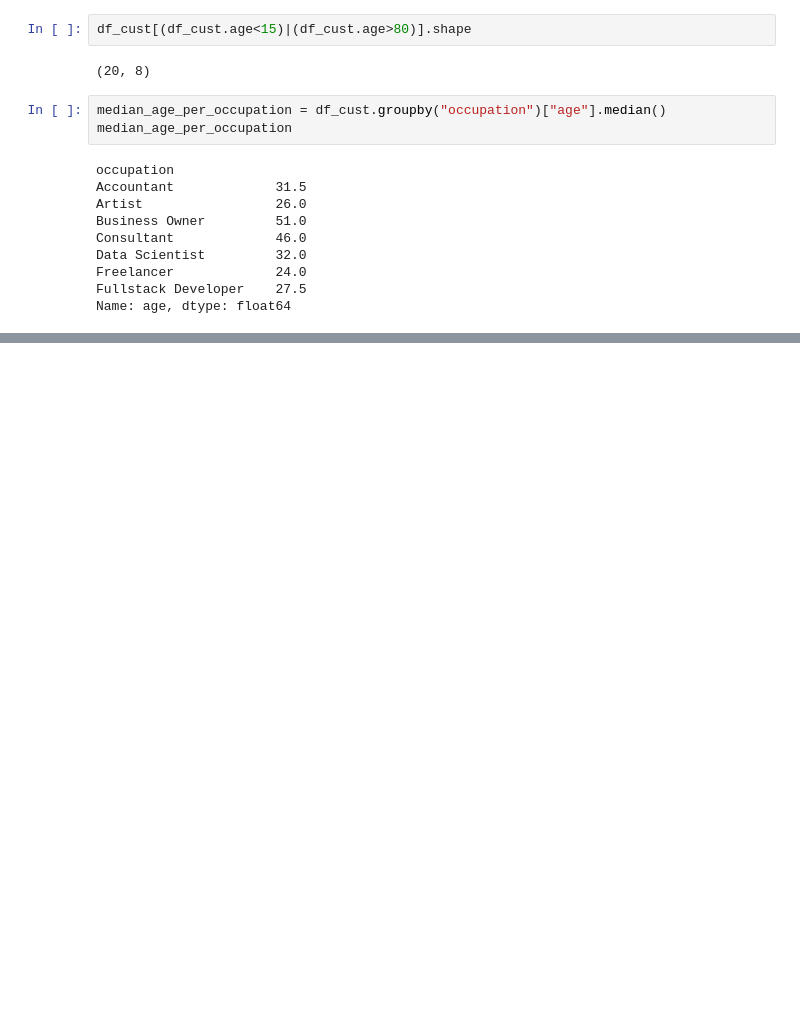
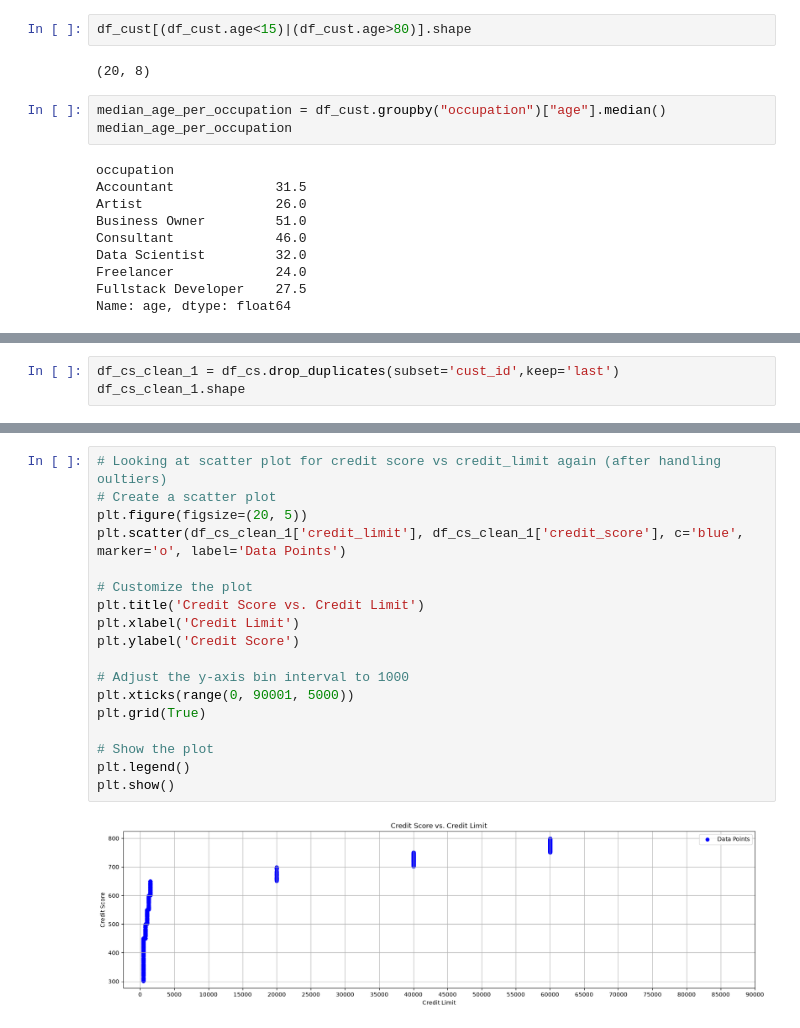
Before and after one commit to YoKshirsagar/Gen-AI, a Jupyter notebook: 5.Math And Statistics/6.Atliqo Bank Project Phase 1 Find Traget Market/7.11_Data Cleaning Credit Score Table - Part 1.ipynb, the cells around one changed output, grey strips where cells are left out. Drawn from its saved outputs; the diff is of its cells as text; blank space fills up the shorter version.

```diff
--- a/5.Math And Statistics/6.Atliqo Bank Project Phase 1 Find Traget Market/7.8_Treat Outliers in Age Column.ipynb
+++ b/5.Math And Statistics/6.Atliqo Bank Project Phase 1 Find Traget Market/7.11_Data Cleaning Credit Score Table - Part 1.ipynb
@@ -465,0 +578,3 @@ df_cust[(df_cust.age<15)|(df_cust.age>80)]
+# %%
+df_cs_clean_1 = df_cs.drop_duplicates(subset='cust_id',keep='last')
+df_cs_clean_1.shape
@@ -465,0 +626,20 @@ df_cust[(df_cust.age<15)|(df_cust.age>80)]
+# %%
+# Looking at scatter plot for credit score vs credit_limit again (after handling oultiers)
+# Create a scatter plot
+plt.figure(figsize=(20, 5))
+plt.scatter(df_cs_clean_1['credit_limit'], df_cs_clean_1['credit_score'], c='blue', marker='o', label='Data Points')
+
+# Customize the plot
+plt.title('Credit Score vs. Credit Limit')
+plt.xlabel('Credit Limit')
+plt.ylabel('Credit Score')
+
+# Adjust the y-axis bin interval to 1000
+plt.xticks(range(0, 90001, 5000))
+plt.grid(True)
+
+# Show the plot
+plt.legend()
+plt.show()
+# %% [output]
+[figure, added]
```
Also changed, not shown: parts of 32 cells of this notebook.
